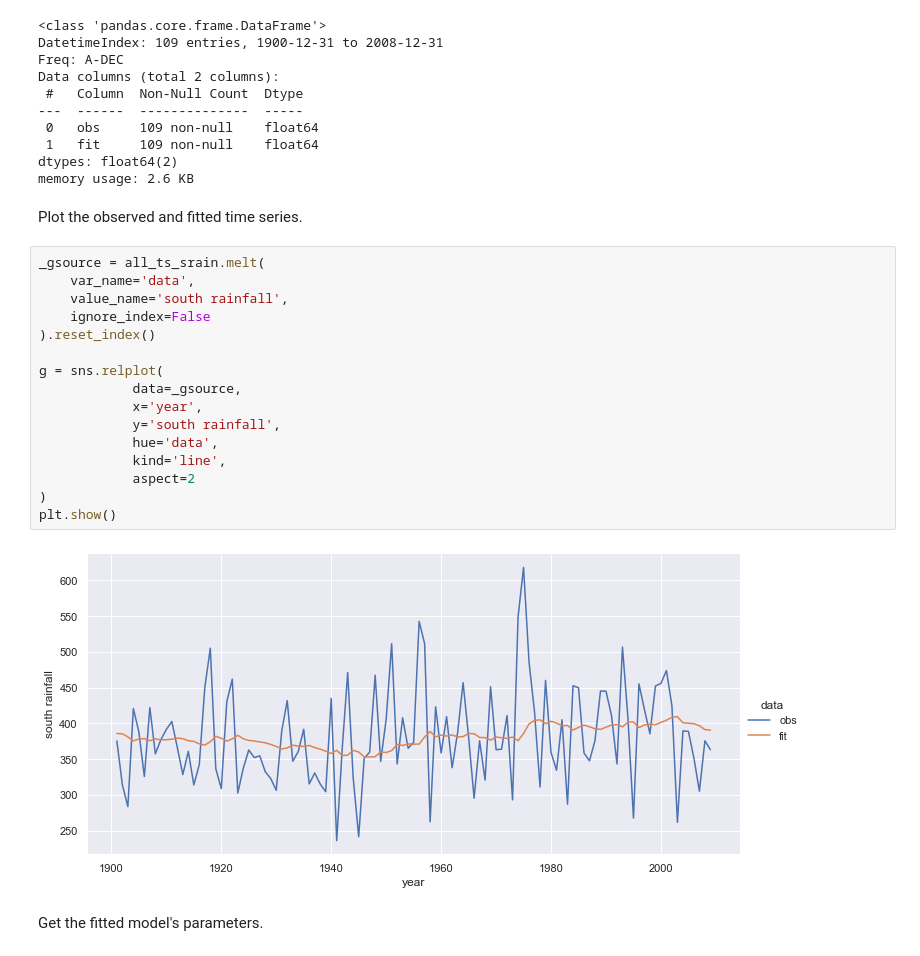
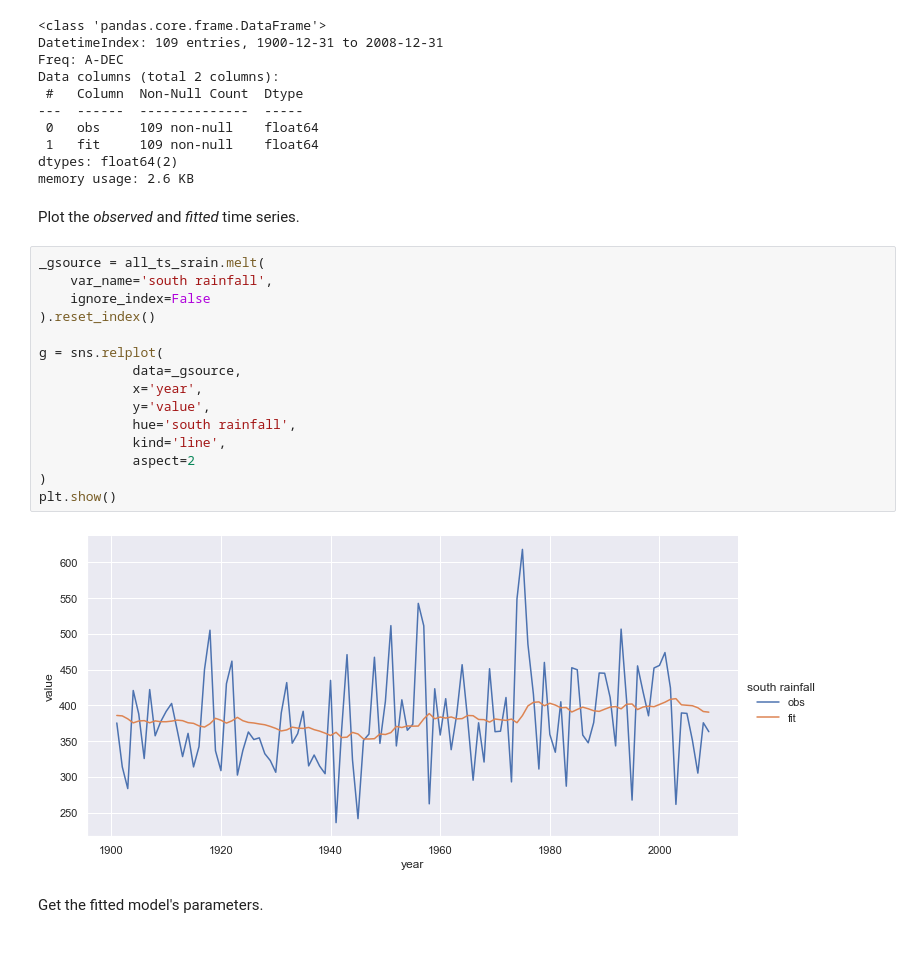
Before and after one commit to ljk233/laughingrook, a Jupyter notebook: posts/2022-05-30-simple_exponential_smoothing.ipynb, the cells around one changed output. Cells and saved outputs as stored; diff of their text form.

```diff
--- a/posts/2022-05-30-simple_exponential_smoothing.ipynb
+++ b/posts/2022-05-30-simple_exponential_smoothing.ipynb
@@ -132,25 +132,24 @@ Data columns (total 2 columns):
 dtypes: float64(2)
 memory usage: 2.6 KB
 # %% [markdown]
-Plot the observed and fitted time series.
+Plot the *observed* and *fitted* time series.
 # %%
 _gsource = all_ts_srain.melt(
-    var_name='data',
-    value_name='south rainfall',
+    var_name='south rainfall',
     ignore_index=False
 ).reset_index()
 
 g = sns.relplot(
             data=_gsource,
             x='year',
-            y='south rainfall',
-            hue='data',
+            y='value',
+            hue='south rainfall',
             kind='line',
             aspect=2
 )
 plt.show()
 # %% [output]
-[figure, old version]
+[figure, new version]
 # %% [markdown]
 Get the fitted model's parameters.
 # %%
```
Also changed, not shown: 38 other files.
